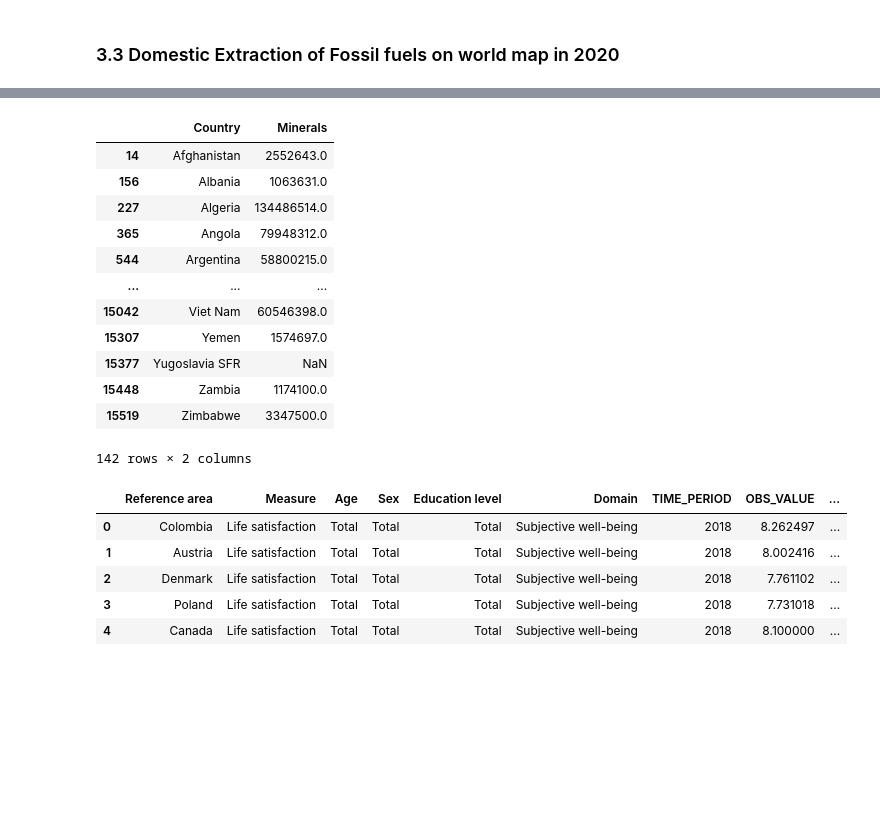
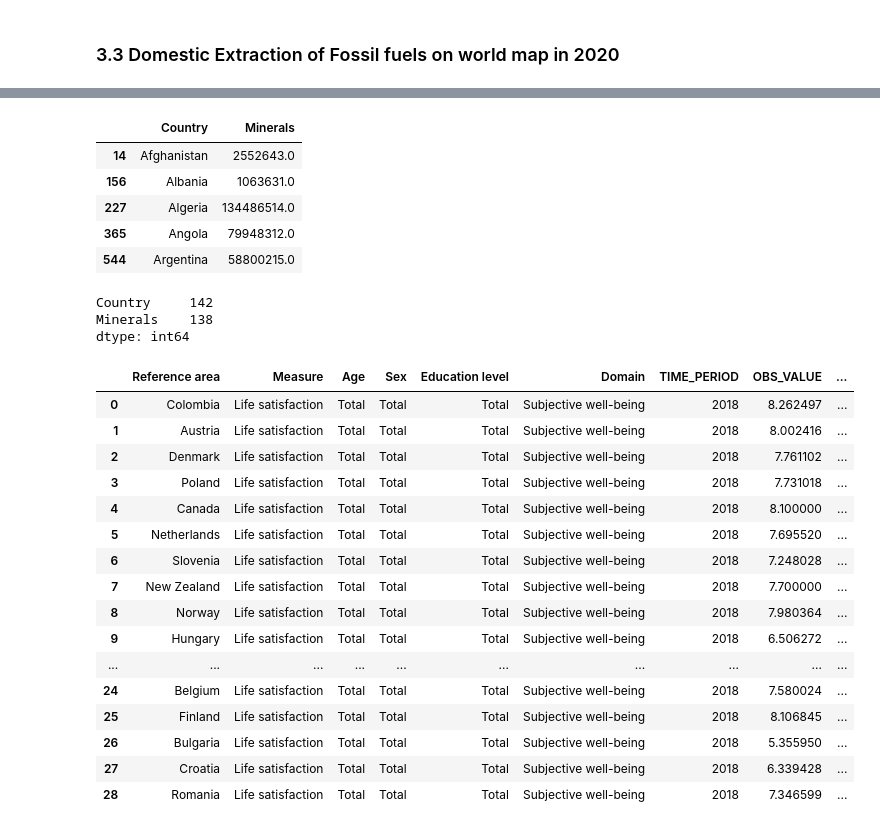
Before and after one commit to OrionFlame1/dataViz, a Jupyter notebook: Main_great.ipynb, the cells around one changed output, grey strips where cells are left out. Cells and saved outputs as stored; diff of their text form; code cells hidden in the pictures; blank space fills up the shorter version.

```diff
--- a/Main_great.ipynb
+++ b/Main_great.ipynb
@@ -168,15 +168,17 @@ df_wb = remove_columns_from_dataset(columns_to_remove, df_wb)
 # %%
-# is_nan_df = df_mr.isna()
+def replace_country_names(df, name_dict, column="name"):
+    df[column] = df[column].replace(name_dict)
+    return df
 
-# # If a value is NaN is has True in is_nan_df. We could check if there is any True value
-# any(is_nan_df["1970"])
+# Usage example:
+country_replacements = {
+    "Russian Federation": "Russia",
+    "Czechia": "Czech Republic",
+    "Viet Nam": "Vietnam"
+}
 
-# nan_list = []
-# for c in is_nan_df.columns:
-#     if any(is_nan_df[c]):
-#         nan_list.append(c)
-
-# print(nan_list)
+df_mr = replace_country_names(df_mr, country_replacements, column="Country")
+df_wb = replace_country_names(df_wb, country_replacements, column="Reference area")
 # %% [markdown]
 # 3. Queries
 # %% [markdown]
@@ -279,6 +315,6 @@ life_satisfaction
 # %%
 domestic_extraction_fossil_fuels = filter_minerals(df_mr, "Domestic Extraction", "Fossil fuels", 2018)
-domestic_extraction_fossil_fuels
+domestic_extraction_fossil_fuels.head()
 # %% [output]
 |  | Country | Minerals |
 | 14 | Afghanistan | 2552643.0 |
@@ -286,21 +322,31 @@ domestic_extraction_fossil_fuels
 | 227 | Algeria | 134486514.0 |
 | 365 | Angola | 79948312.0 |
 | 544 | Argentina | 58800215.0 |
-| ... | ... | ... |
-| 15042 | Viet Nam | 60546398.0 |
-| 15307 | Yemen | 1574697.0 |
-| 15377 | Yugoslavia SFR | NaN |
-| 15448 | Zambia | 1174100.0 |
-| 15519 | Zimbabwe | 3347500.0 |
-142 rows × 2 columns
+# %%
+domestic_extraction_fossil_fuels.count()
+# %% [output]
+Country     142
+Minerals    138
+dtype: int64
 # %%
 merged1 = life_satisfaction.merge(domestic_extraction_fossil_fuels, left_on='Reference area', right_on='Country')
-merged1.head()
+merged1
 # %% [output]
 |  | Reference area | Measure | Age | Sex | Education level | Domain | TIME_PERIOD | OBS_VALUE | ... |
 | 0 | Colombia | Life satisfaction | Total | Total | Total | Subjective well-being | 2018 | 8.262497 | ... |
 | 1 | Austria | Life satisfaction | Total | Total | Total | Subjective well-being | 2018 | 8.002416 | ... |
 | 2 | Denmark | Life satisfaction | Total | Total | Total | Subjective well-being | 2018 | 7.761102 | ... |
 | 3 | Poland | Life satisfaction | Total | Total | Total | Subjective well-being | 2018 | 7.731018 | ... |
 | 4 | Canada | Life satisfaction | Total | Total | Total | Subjective well-being | 2018 | 8.100000 | ... |
+| 5 | Netherlands | Life satisfaction | Total | Total | Total | Subjective well-being | 2018 | 7.695520 | ... |
+| 6 | Slovenia | Life satisfaction | Total | Total | Total | Subjective well-being | 2018 | 7.248028 | ... |
+| 7 | New Zealand | Life satisfaction | Total | Total | Total | Subjective well-being | 2018 | 7.700000 | ... |
+| 8 | Norway | Life satisfaction | Total | Total | Total | Subjective well-being | 2018 | 7.980364 | ... |
+| 9 | Hungary | Life satisfaction | Total | Total | Total | Subjective well-being | 2018 | 6.506272 | ... |
+| ... | ... | ... | ... | ... | ... | ... | ... | ... | ... |
+| 24 | Belgium | Life satisfaction | Total | Total | Total | Subjective well-being | 2018 | 7.580024 | ... |
+| 25 | Finland | Life satisfaction | Total | Total | Total | Subjective well-being | 2018 | 8.106845 | ... |
+| 26 | Bulgaria | Life satisfaction | Total | Total | Total | Subjective well-being | 2018 | 5.355950 | ... |
+| 27 | Croatia | Life satisfaction | Total | Total | Total | Subjective well-being | 2018 | 6.339428 | ... |
+| 28 | Romania | Life satisfaction | Total | Total | Total | Subjective well-being | 2018 | 7.346599 | ... |
 # %%
```
Also changed, not shown: parts of 13 cells of this notebook.
